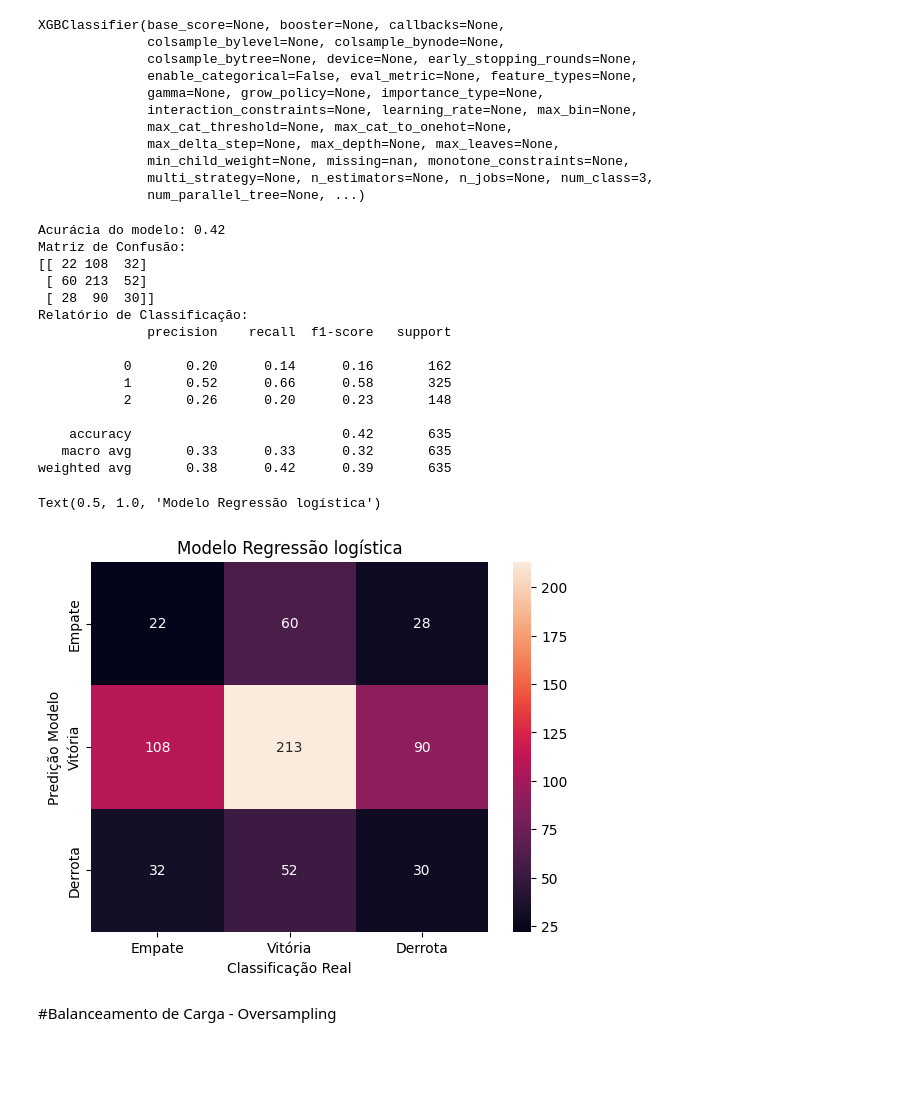
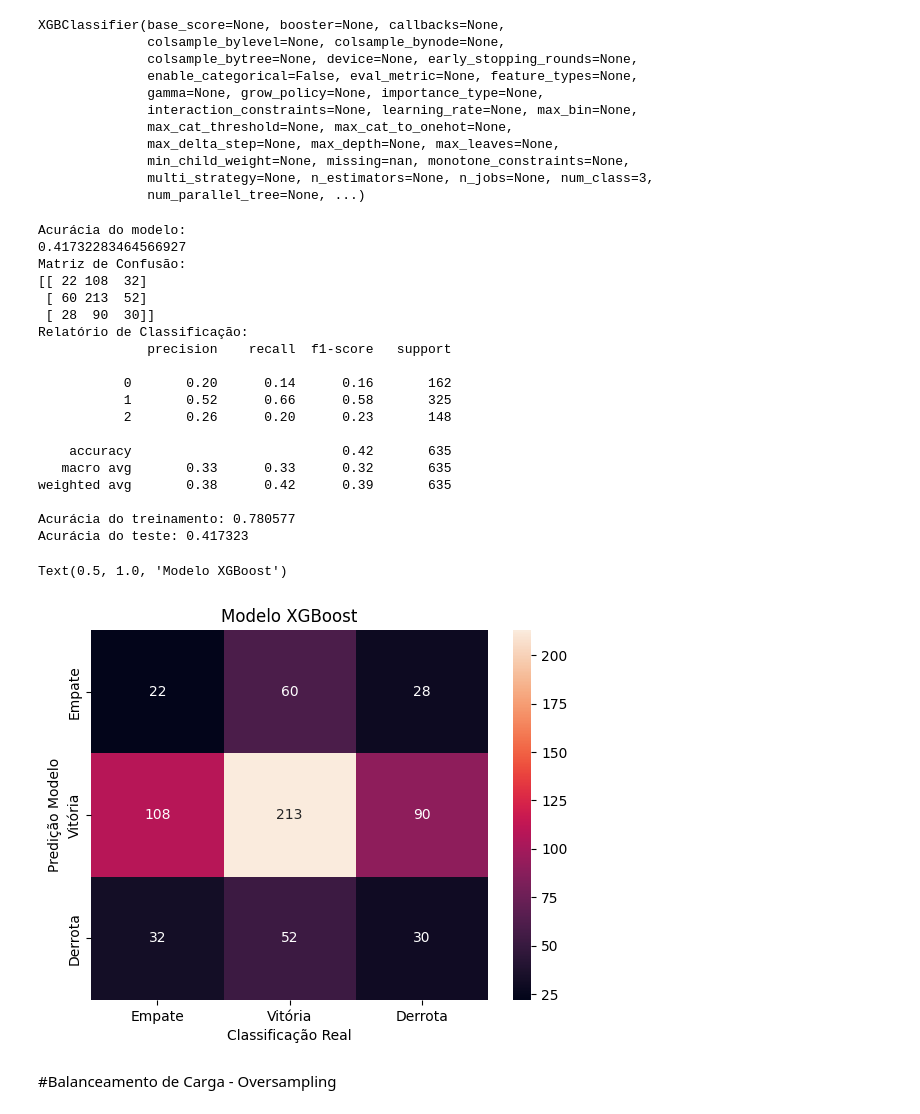
Before and after one commit to paulopetrillo/PROJETO_IFMA_SOFTEX, a Jupyter notebook: XGBoost.ipynb, the cells around one changed output. Drawn from its saved outputs; the diff is of its cells as text; code cells hidden in the pictures; blank space fills up the shorter version.

```diff
--- a/XGBoost.ipynb
+++ b/XGBoost.ipynb
@@ -108,7 +109,9 @@ from sklearn.metrics import classification_report
 from sklearn.metrics import confusion_matrix
 # %%
 # Criar e treinar o modelo XGBoost
-XGB_model = XGBClassifier(objective='multi:softmax', num_class=3, random_state=42)
+XGB_model = XGBClassifier(objective='multi:softmax',
+                          num_class=3,
+                          random_state=42)
 XGB_model.fit(X_train, y_train)
 # %% [output]
 XGBClassifier(base_score=None, booster=None, callbacks=None,
@@ -131,13 +134,19 @@ accuracy = accuracy_score(y_test, y_pred)
 conf_matrix = confusion_matrix(y_test, y_pred)
 class_report = classification_report(y_test, y_pred)
 
-print(f'Acurácia do modelo: {accuracy:.2f}')
+print('Acurácia do modelo:')
+print(accuracy)
 print('Matriz de Confusão:')
 print(conf_matrix)
 print('Relatório de Classificação:')
 print(class_report)
+
+# Imprime Acurácia do modelo
+print("Acurácia do treinamento: %f" % XGB_model.score(X_train, y_train))
+print("Acurácia do teste: %f" % XGB_model.score(X_test, y_test))
 # %% [output]
-Acurácia do modelo: 0.42
+Acurácia do modelo:
+0.41732283464566927
 Matriz de Confusão:
 [[ 22 108  32]
  [ 60 213  52]
@@ -152,6 +161,9 @@ Relatório de Classificação:
     accuracy                           0.42       635
    macro avg       0.33      0.33      0.32       635
 weighted avg       0.38      0.42      0.39       635
+
+Acurácia do treinamento: 0.780577
+Acurácia do teste: 0.417323
 # %%
 import pickle
 
@@ -170,22 +182,22 @@ import matplotlib.pyplot as plt
 # %%
 #imprimir a Matriz de Confusão para XGBoost
 XGB_model_pred = XGB_model_loaded.predict(X_test)
 
 XGB_model_cm = metrics.confusion_matrix(XGB_model_pred, y_test)
 
 sns.heatmap(XGB_model_cm,
             annot=True,
             fmt='.0f',
             xticklabels = ["Empate", "Vitória", "Derrota"] ,
             yticklabels = ["Empate", "Vitória", "Derrota"]
             )
 
 plt.ylabel('Predição Modelo')
 plt.xlabel('Classificação Real')
-plt.title('Modelo Regressão logística')
+plt.title('Modelo XGBoost')
 # %% [output]
-Text(0.5, 1.0, 'Modelo Regressão logística')
+Text(0.5, 1.0, 'Modelo XGBoost')
-[figure, old version]
+[figure, new version]
 # %% [markdown]
 #Balanceamento de Carga - Oversampling
 # %%
```
Also changed, not shown: parts of 14 cells of this notebook.
